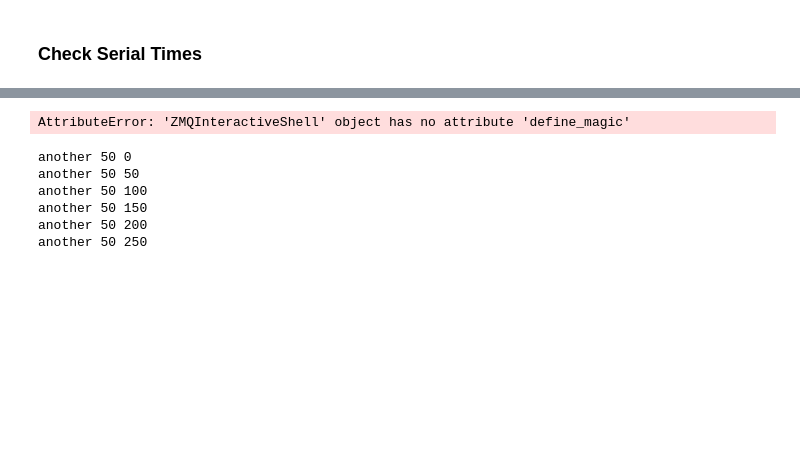
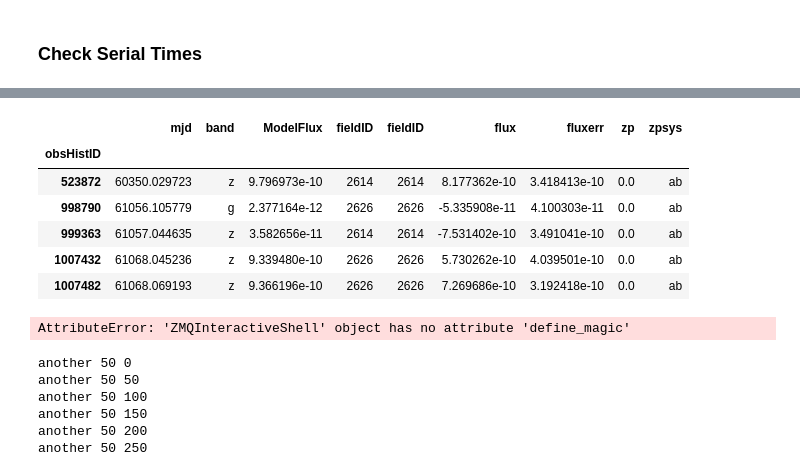
Before and after one commit to rbiswas4/SNsims, a Jupyter notebook: examples/TestingSims.ipynb, the cells around one changed output, grey strips where cells are left out. Drawn from its saved outputs; the diff is of its cells as text; code cells hidden in the pictures; blank space fills up the shorter version.

```diff
--- a/examples/TestingSims.ipynb
+++ b/examples/TestingSims.ipynb
@@ -88,0 +156,2 @@ def func(i):
+# %%
+df = pd.read_hdf('simTiles_0.hdf')
@@ -88,0 +174,10 @@ def func(i):
+# %%
+df.head()
+# %% [output]
+|  | mjd | band | ModelFlux | fieldID | fieldID | flux | fluxerr | zp | zpsys |
+| obsHistID |  |  |  |  |  |  |  |  |  |
+| 523872 | 60350.029723 | z | 9.796973e-10 | 2614 | 2614 | 8.177362e-10 | 3.418413e-10 | 0.0 | ab |
+| 998790 | 61056.105779 | g | 2.377164e-12 | 2626 | 2626 | -5.335908e-11 | 4.100303e-11 | 0.0 | ab |
+| 999363 | 61057.044635 | z | 3.582656e-11 | 2614 | 2614 | -7.531402e-10 | 3.491041e-10 | 0.0 | ab |
+| 1007432 | 61068.045236 | z | 9.339480e-10 | 2626 | 2626 | 5.730262e-10 | 4.039501e-10 | 0.0 | ab |
+| 1007482 | 61068.069193 | z | 9.366196e-10 | 2626 | 2626 | 7.269686e-10 | 3.192418e-10 | 0.0 | ab |
```
Also changed, not shown: parts of 19 cells of this notebook, 3 other files.
